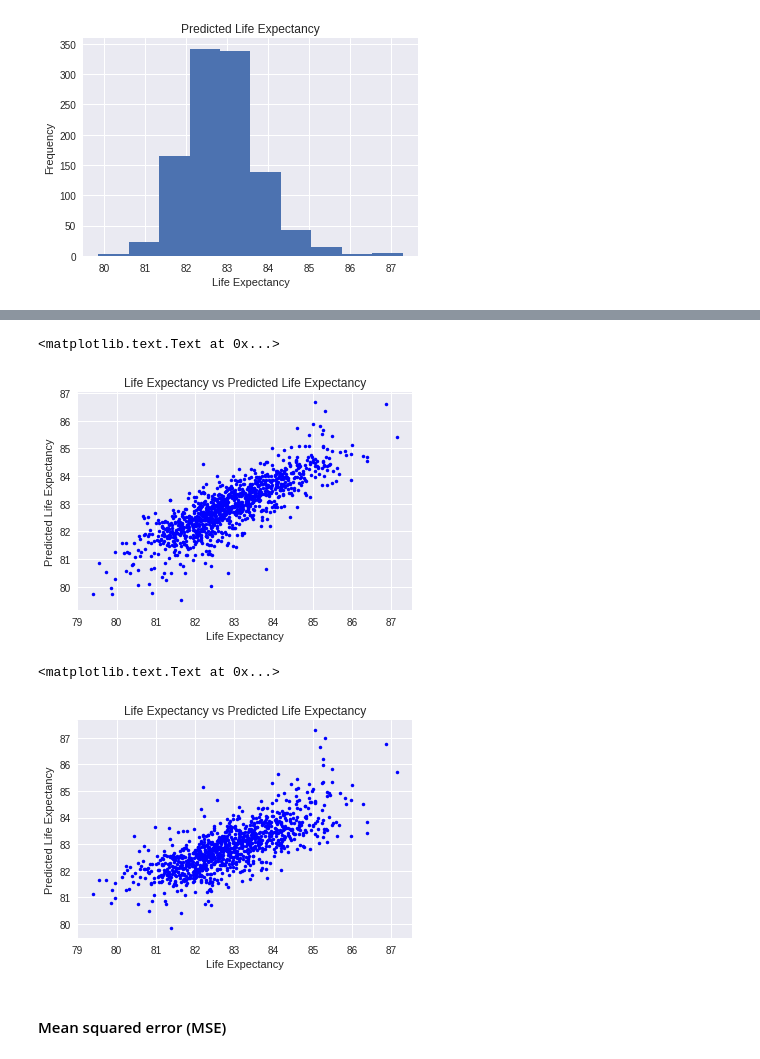
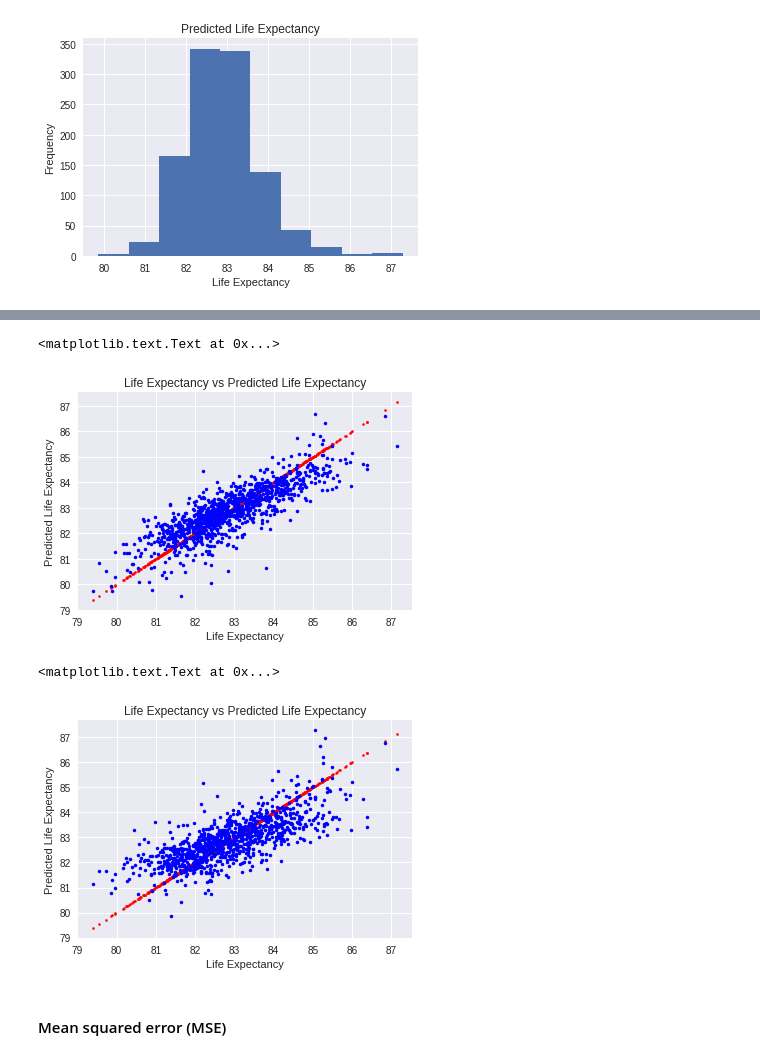
Before and after one commit to anxin16/Capstone-Project-2, a Jupyter notebook: Capstone-Report/Capstone-3.ipynb, the cells around one changed output, grey strips where cells are left out. Cells and saved outputs as stored; diff of their text form; code cells hidden in the pictures.

```diff
--- a/Capstone-Report/Capstone-3.ipynb
+++ b/Capstone-Report/Capstone-3.ipynb
@@ -449,21 +451,23 @@ plt.title('Life Expectancy vs Predicted Life Expectancy')
 # %%
 # True life expectancy compared to the predicted life expectancy
+plt.scatter(y, y, c='r', s=5)
 plt.plot(y, lm3.predict(X3), 'b.')
 plt.xlabel('Life Expectancy')
 plt.ylabel('Predicted Life Expectancy')
 plt.title('Life Expectancy vs Predicted Life Expectancy')
 # %% [output]
 <matplotlib.text.Text at 0x...>
-[figure, old version]
+[figure, new version]
 # %%
 # True life expectancy compared to the predicted life expectancy
+plt.scatter(y, y, c='r', s=5)
 plt.plot(y, lm4.predict(X4), 'b.')
 plt.xlabel('Life Expectancy')
 plt.ylabel('Predicted Life Expectancy')
 plt.title('Life Expectancy vs Predicted Life Expectancy')
 # %% [output]
 <matplotlib.text.Text at 0x...>
-[figure, old version]
+[figure, new version]
 # %% [markdown]
 #### Mean squared error (MSE)
 # %%
```
Also changed, not shown: parts of 43 cells of this notebook.
